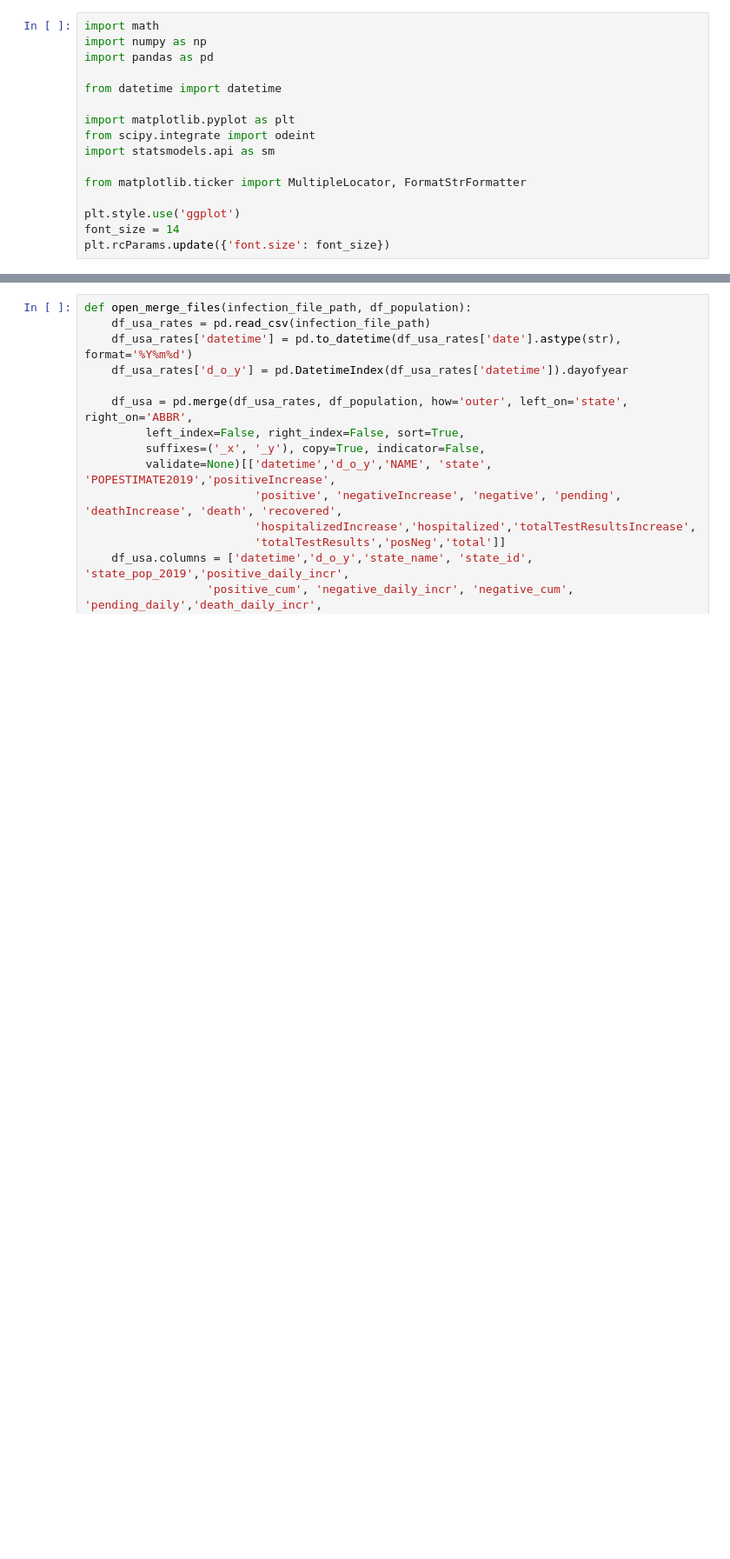
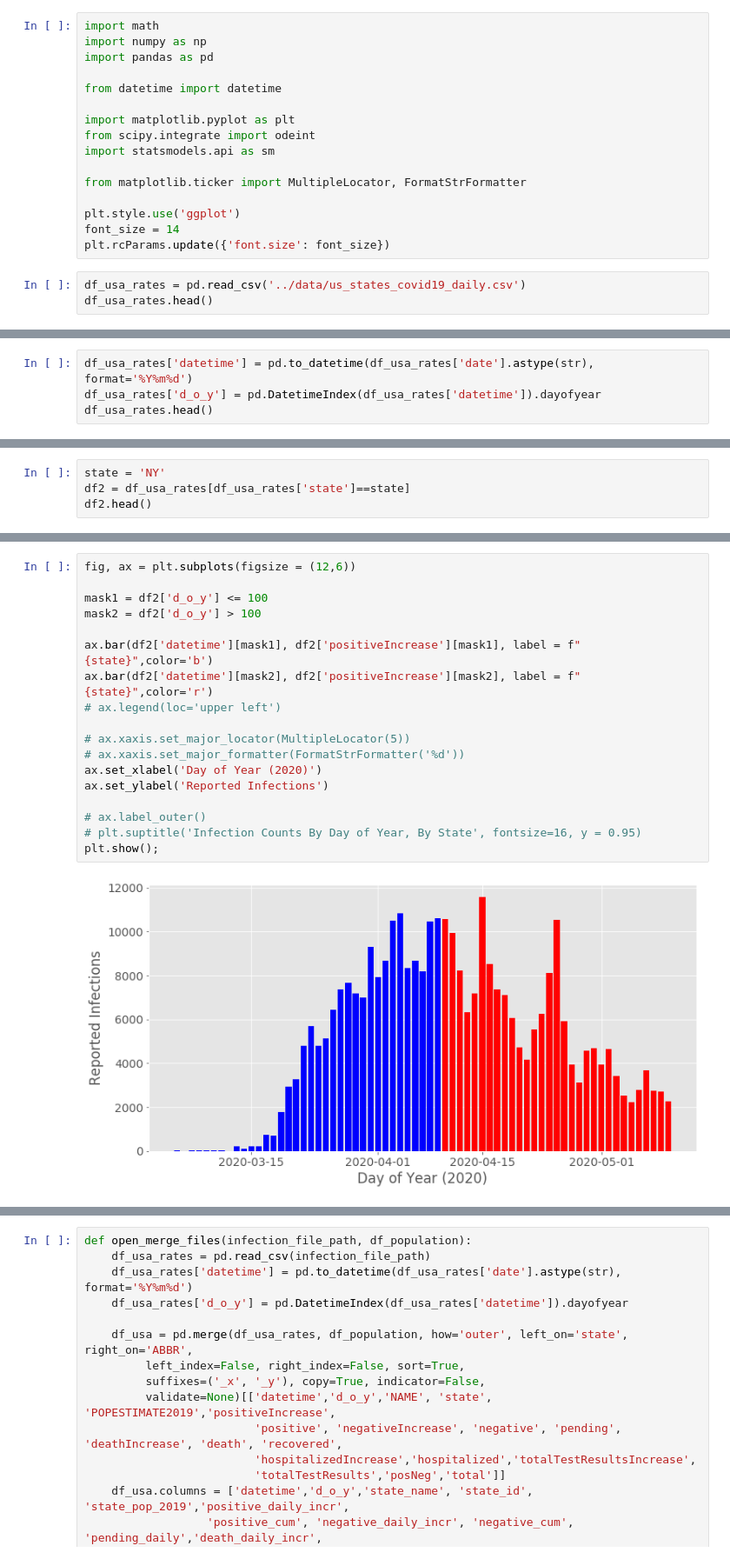
Before and after one commit to AsaKientz/covid-forecasting, a Jupyter notebook: notebooks/Untitled.ipynb, the cells around one changed output, grey strips where cells are left out. Shown: that part at 87% size. Drawn from its saved outputs; the diff is of its cells as text; blank space fills up the shorter version.

```diff
--- a/notebooks/Untitled.ipynb
+++ b/notebooks/Untitled.ipynb
@@ -14,3 +14,6 @@ from matplotlib.ticker import MultipleLocator, FormatStrFormatter
 plt.style.use('ggplot')
 font_size = 14
 plt.rcParams.update({'font.size': font_size})
+# %%
+df_usa_rates = pd.read_csv('../data/us_states_covid19_daily.csv')
+df_usa_rates.head()
@@ -16,0 +28,4 @@ plt.rcParams.update({'font.size': font_size})
+# %%
+df_usa_rates['datetime'] = pd.to_datetime(df_usa_rates['date'].astype(str), format='%Y%m%d')
+df_usa_rates['d_o_y'] = pd.DatetimeIndex(df_usa_rates['datetime']).dayofyear
+df_usa_rates.head()
@@ -16,0 +44,4 @@ plt.rcParams.update({'font.size': font_size})
+# %%
+state = 'NY'
+df2 = df_usa_rates[df_usa_rates['state']==state]
+df2.head()
@@ -16,0 +62,20 @@ plt.rcParams.update({'font.size': font_size})
+# %%
+fig, ax = plt.subplots(figsize = (12,6))
+
+mask1 = df2['d_o_y'] <= 100
+mask2 = df2['d_o_y'] > 100
+
+ax.bar(df2['datetime'][mask1], df2['positiveIncrease'][mask1], label = f"{state}",color='b')
+ax.bar(df2['datetime'][mask2], df2['positiveIncrease'][mask2], label = f"{state}",color='r')
+# ax.legend(loc='upper left')
+
+# ax.xaxis.set_major_locator(MultipleLocator(5))
+# ax.xaxis.set_major_formatter(FormatStrFormatter('%d'))
+ax.set_xlabel('Day of Year (2020)')
+ax.set_ylabel('Reported Infections')
+
+# ax.label_outer()
+# plt.suptitle('Infection Counts By Day of Year, By State', fontsize=16, y = 0.95)
+plt.show();
+# %% [output]
+[figure, added]
```
Also changed, not shown: parts of 17 cells of this notebook, 7 other files.
